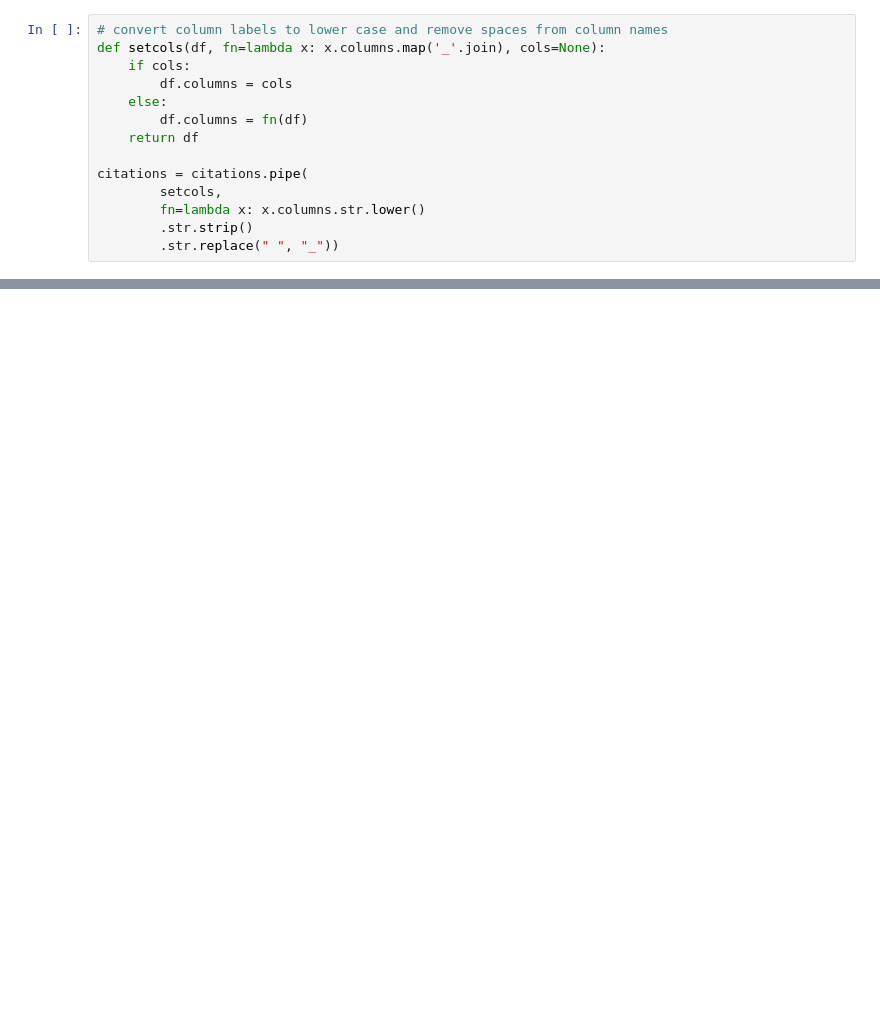
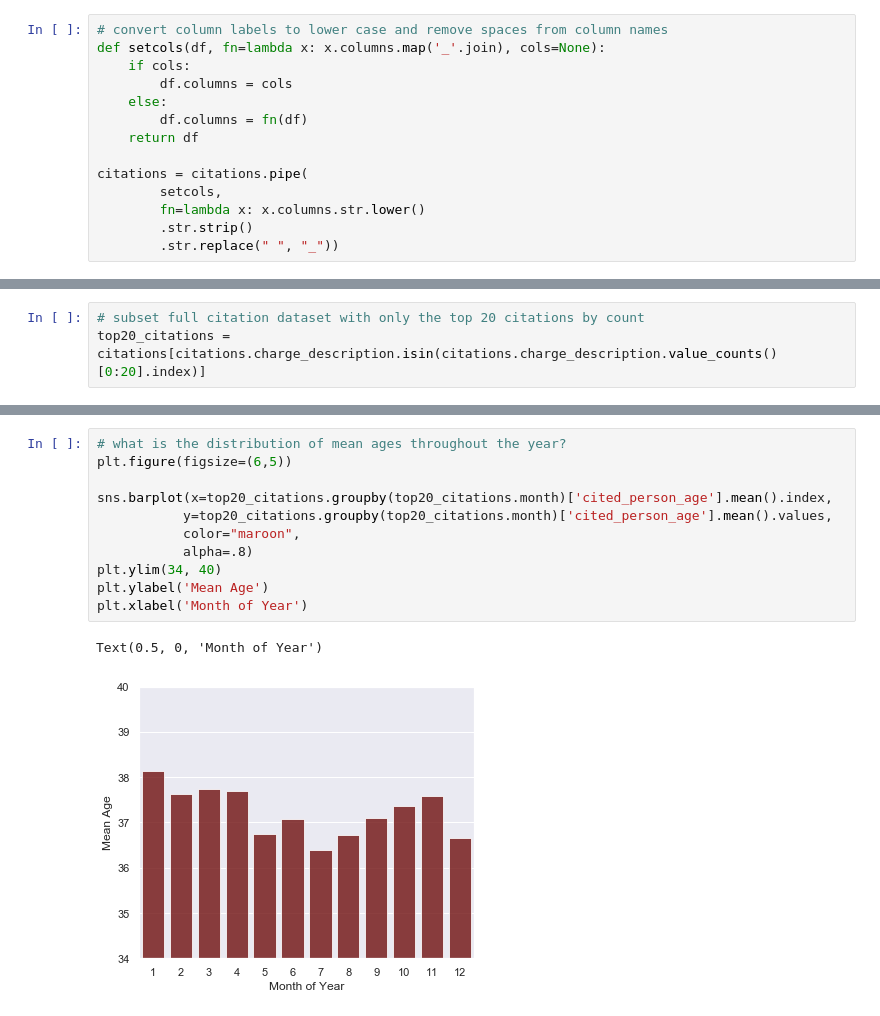
Before and after one commit to mrkjhsn/Thinkful-Exercises, a Jupyter notebook: capstone_1/citations_eda.ipynb, the cells around one changed output, grey strips where cells are left out. Drawn from its saved outputs; the diff is of its cells as text; blank space fills up the shorter version.

```diff
--- a/capstone_1/citations_eda.ipynb
+++ b/capstone_1/citations_eda.ipynb
@@ -238,0 +174,3 @@ Name: Failure to Control Speed to Avoid A Collision, dtype: float64
+# %%
+# subset full citation dataset with only the top 20 citations by count
+top20_citations = citations[citations.charge_description.isin(citations.charge_description.value_counts()[0:20].index)]
@@ -238,0 +187,14 @@ Name: Failure to Control Speed to Avoid A Collision, dtype: float64
+# %%
+# what is the distribution of mean ages throughout the year?
+plt.figure(figsize=(6,5))
+
+sns.barplot(x=top20_citations.groupby(top20_citations.month)['cited_person_age'].mean().index,
+           y=top20_citations.groupby(top20_citations.month)['cited_person_age'].mean().values,
+           color="maroon",
+           alpha=.8)
+plt.ylim(34, 40)
+plt.ylabel('Mean Age')
+plt.xlabel('Month of Year')
+# %% [output]
+Text(0.5, 0, 'Month of Year')
+[figure, added]
```
Also changed, not shown: parts of 70 cells of this notebook.
